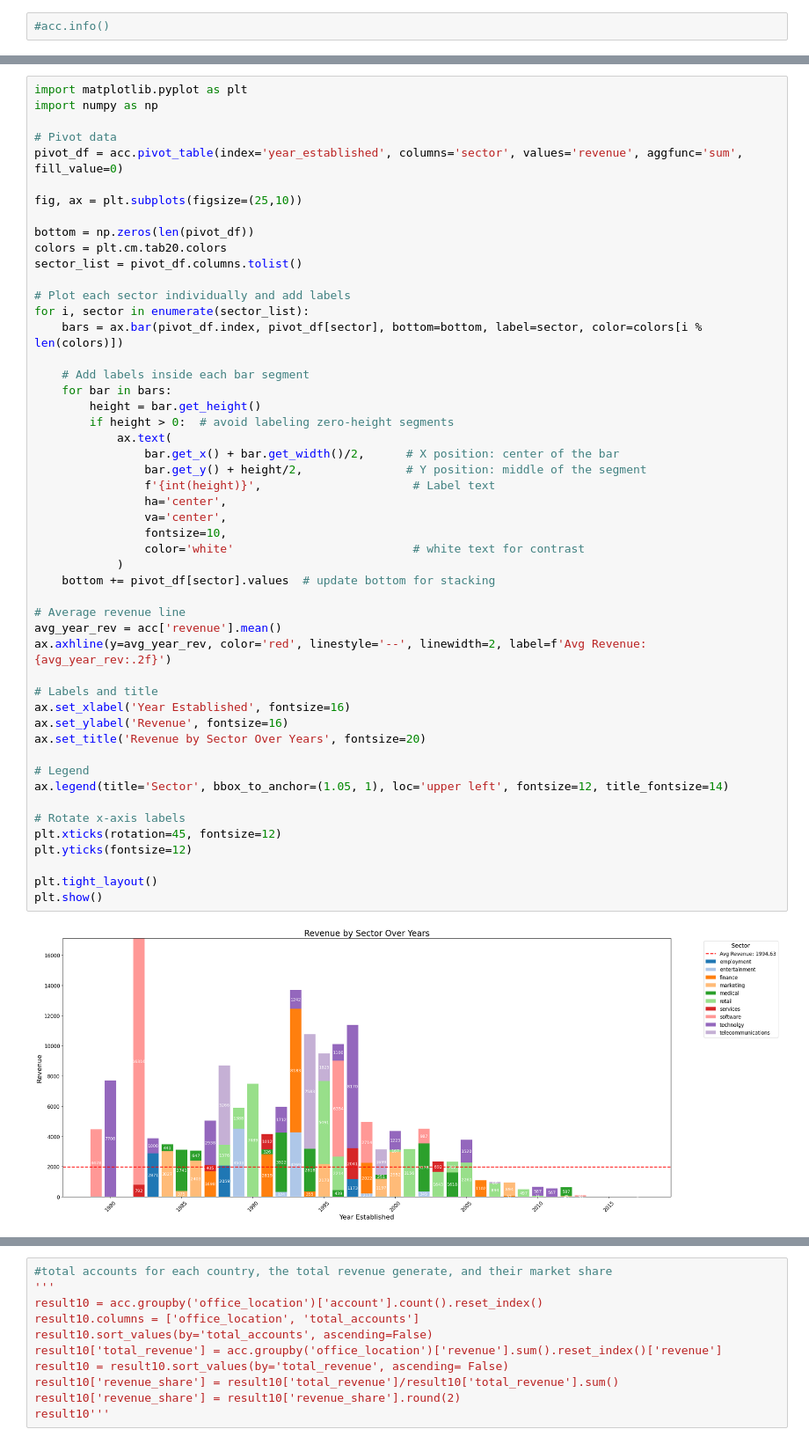
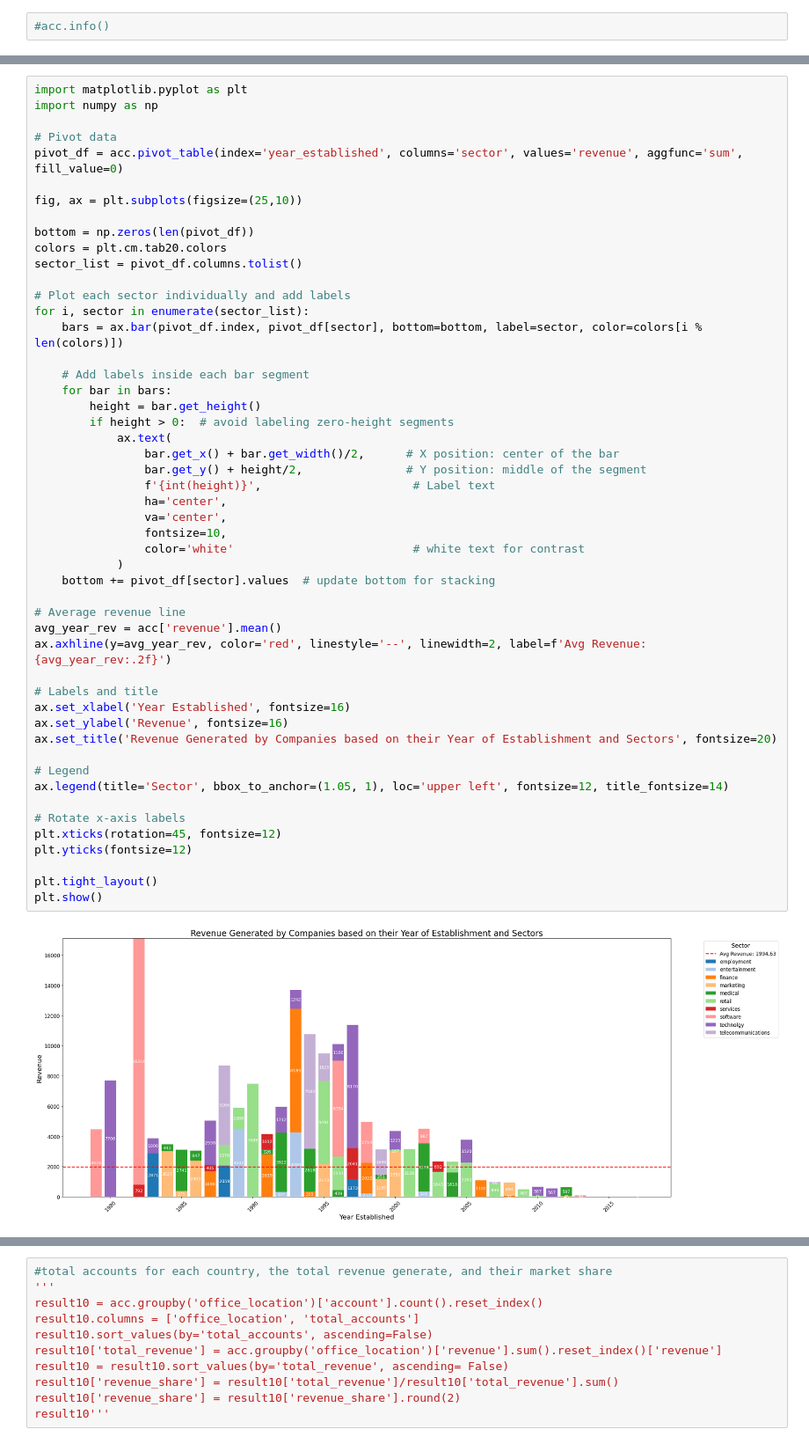
Before and after one commit to SuyogPatgave/Python_Codes-Projects, a Jupyter notebook: CRM_Project.ipynb, the cells around one changed output, grey strips where cells are left out. Shown at 88% size. Drawn from its saved outputs; the diff is of its cells as text.

```diff
--- a/CRM_Project.ipynb
+++ b/CRM_Project.ipynb
@@ -884,32 +886,32 @@ for i, sector in enumerate(sector_list):
         if height > 0:  # avoid labeling zero-height segments
             ax.text(
                 bar.get_x() + bar.get_width()/2,      # X position: center of the bar
                 bar.get_y() + height/2,               # Y position: middle of the segment
                 f'{int(height)}',                      # Label text
                 ha='center',
                 va='center',
                 fontsize=10,
                 color='white'                          # white text for contrast
             )
     bottom += pivot_df[sector].values  # update bottom for stacking
 
 # Average revenue line
 avg_year_rev = acc['revenue'].mean()
 ax.axhline(y=avg_year_rev, color='red', linestyle='--', linewidth=2, label=f'Avg Revenue: {avg_year_rev:.2f}')
 
 # Labels and title
 ax.set_xlabel('Year Established', fontsize=16)
 ax.set_ylabel('Revenue', fontsize=16)
-ax.set_title('Revenue by Sector Over Years', fontsize=20)
+ax.set_title('Revenue Generated by Companies based on their Year of Establishment and Sectors', fontsize=20)
 
 # Legend
 ax.legend(title='Sector', bbox_to_anchor=(1.05, 1), loc='upper left', fontsize=12, title_fontsize=14)
 
 # Rotate x-axis labels
 plt.xticks(rotation=45, fontsize=12)
 plt.yticks(fontsize=12)
 
 plt.tight_layout()
 plt.show()
 # %% [output]
-[figure, old version]
+[figure, new version]
```
Also changed, not shown: parts of 16 cells of this notebook.
